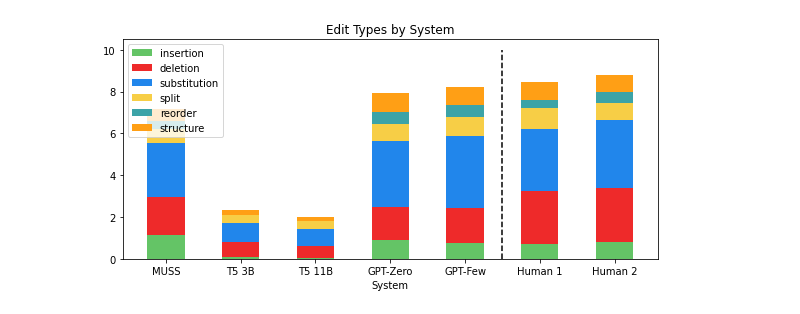
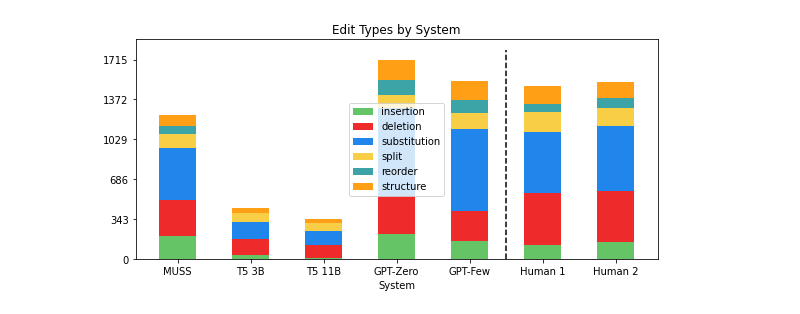
Before and after one commit to Yao-Dou/ts-annotation-tool, a Jupyter notebook: data/analysis/analysis.ipynb, the cells around one changed output. Saved outputs shown, nothing was run; the diff lists cells and outputs as text; code cells hidden in the pictures.

```diff
--- a/data/analysis/analysis.ipynb
+++ b/data/analysis/analysis.ipynb
@@ -89,5 +92,5 @@ VISHNESH - HIT 347: I was not sure how to mark the error of "The book" being use
 # %%
-edit_type_by_system(data, normalized=True)
+edit_type_by_system(data)
 # %% [output]
-[figure, old version]
+[figure, new version]
 # %%
```
Also changed, not shown: parts of 33 cells of this notebook, 18 other files.
